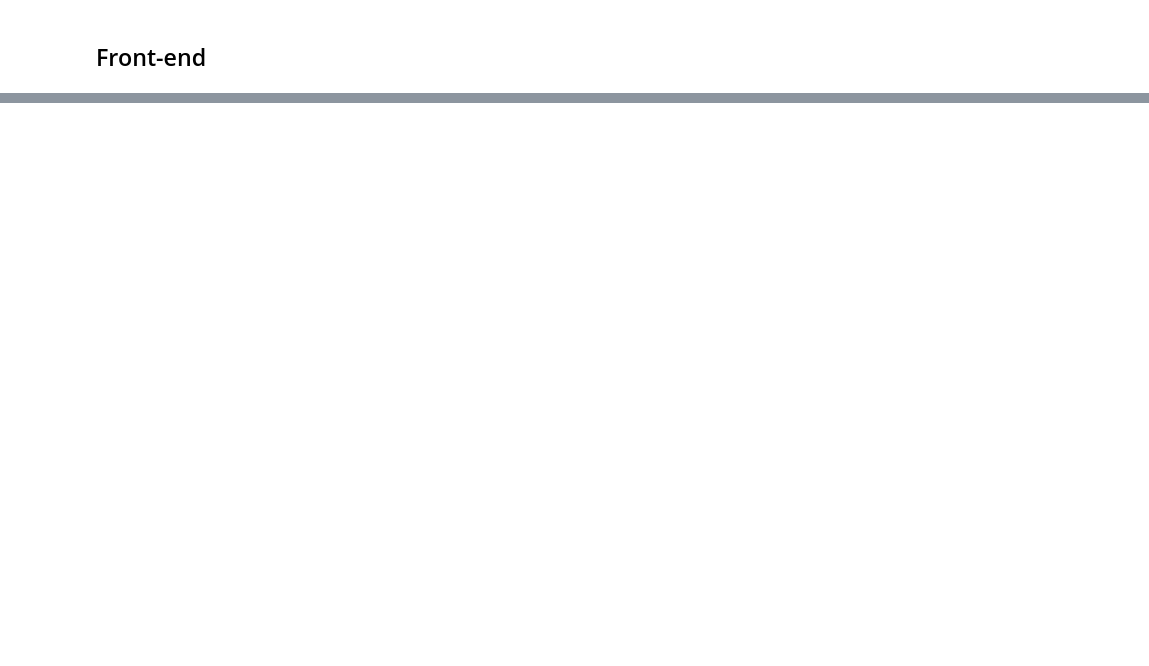
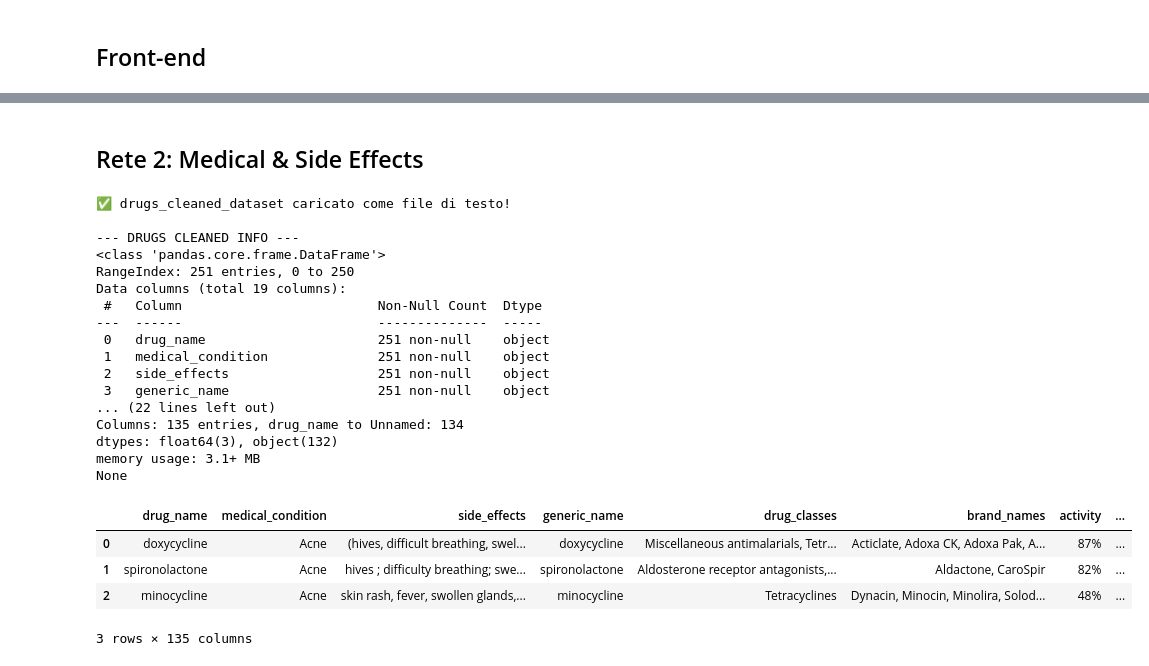
Before and after one commit to OvrTnkDev/DualPath-MedAI, a Jupyter notebook: DualPath_MedAI.ipynb, the cells around one changed output, grey strips where cells are left out. Saved outputs shown, nothing was run; the diff lists cells and outputs as text; code cells hidden in the pictures; blank space fills up the shorter version.

Commit message:
front and path 2

```diff
--- a/DualPath_MedAI.ipynb
+++ b/DualPath_MedAI.ipynb
@@ -759,0 +778,53 @@ print(f"Legenda MoA salvata! Creato file con {len(target_names)} etichette.")
+# %% [markdown]
+## Rete 2: Medical & Side Effects
+# %%
+import pandas as pd
+
+# Percorsi dei file
+path_cleaned = 'data/clinical/drugs_cleaned_dataset.xls'
+path_side_effects = 'data/clinical/drugs_side_effects_drugs_com.csv'
+
+# 1. Caricamento Side Effects (CSV standard)
+df_side_effects = pd.read_csv(path_side_effects)
+
+# 2. Caricamento Cleaned Dataset (Tentativo automatico)
+try:
+    # Tentativo 1: È un TSV mascherato da Excel
+    df_cleaned = pd.read_csv(path_cleaned, sep='\t')
+    print("drugs_cleaned_dataset caricato come file di testo!")
+except Exception:
+    # Tentativo 2: È un vero vecchio Excel (se ti dà errore qui, apri il terminale e fai 'pip install xlrd')
+    df_cleaned = pd.read_excel(path_cleaned, engine='xlrd')
+    print("drugs_cleaned_dataset caricato come vero Excel!")
+
+# --- ESPLORAZIONE ---
+print("\n--- DRUGS CLEANED INFO ---")
+print(df_cleaned.info())
+
+print("\n--- SIDE EFFECTS INFO ---")
+print(df_side_effects.info())
+
+display(df_side_effects.head(3))
+# %% [output]
+✅ drugs_cleaned_dataset caricato come file di testo!
+
+--- DRUGS CLEANED INFO ---
+<class 'pandas.core.frame.DataFrame'>
+RangeIndex: 251 entries, 0 to 250
+Data columns (total 19 columns):
+ #   Column                         Non-Null Count  Dtype
+---  ------                         --------------  -----
+ 0   drug_name                      251 non-null    object
+ 1   medical_condition              251 non-null    object
+ 2   side_effects                   251 non-null    object
+ 3   generic_name                   251 non-null    object
+... (22 lines left out)
+Columns: 135 entries, drug_name to Unnamed: 134
+dtypes: float64(3), object(132)
+memory usage: 3.1+ MB
+None
+|  | drug_name | medical_condition | side_effects | generic_name | drug_classes | brand_names | activity | ... |
+| 0 | doxycycline | Acne | (hives, difficult breathing, swel... | doxycycline | Miscellaneous antimalarials, Tetr... | Acticlate, Adoxa CK, Adoxa Pak, A... | 87% | ... |
+| 1 | spironolactone | Acne | hives ; difficulty breathing; swe... | spironolactone | Aldosterone receptor antagonists,... | Aldactone, CaroSpir | 82% | ... |
+| 2 | minocycline | Acne | skin rash, fever, swollen glands,... | minocycline | Tetracyclines | Dynacin, Minocin, Minolira, Solod... | 48% | ... |
+3 rows × 135 columns
```
Also changed, not shown: parts of 11 cells of this notebook, 6 other files.
